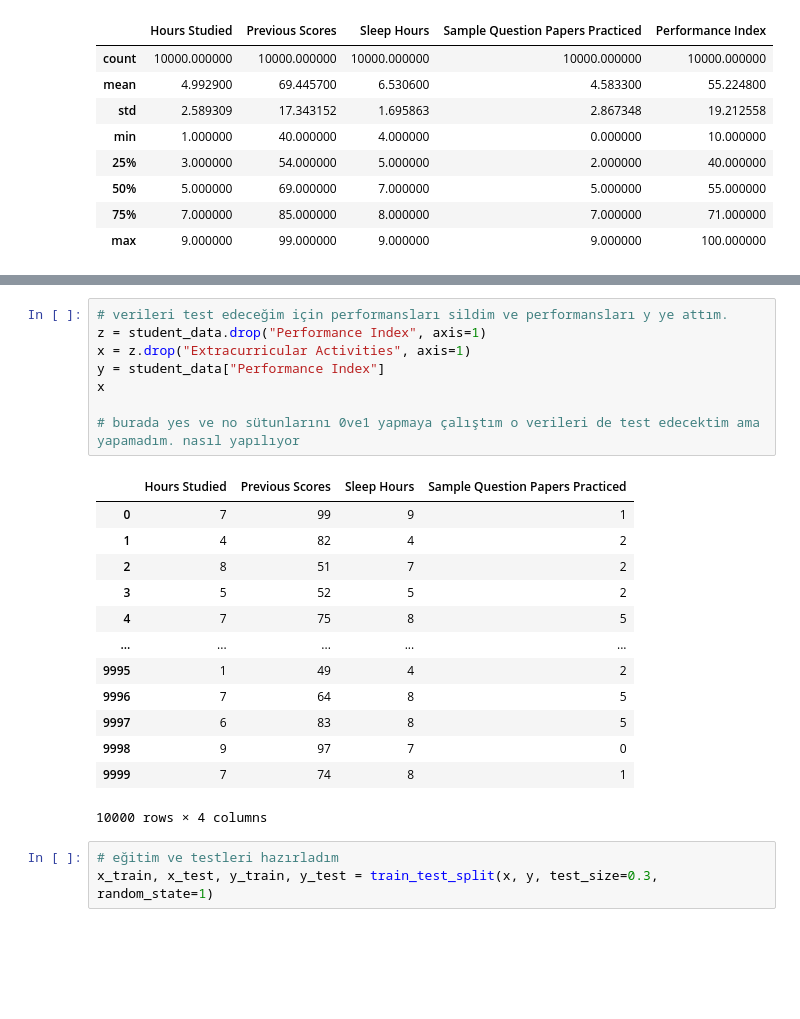
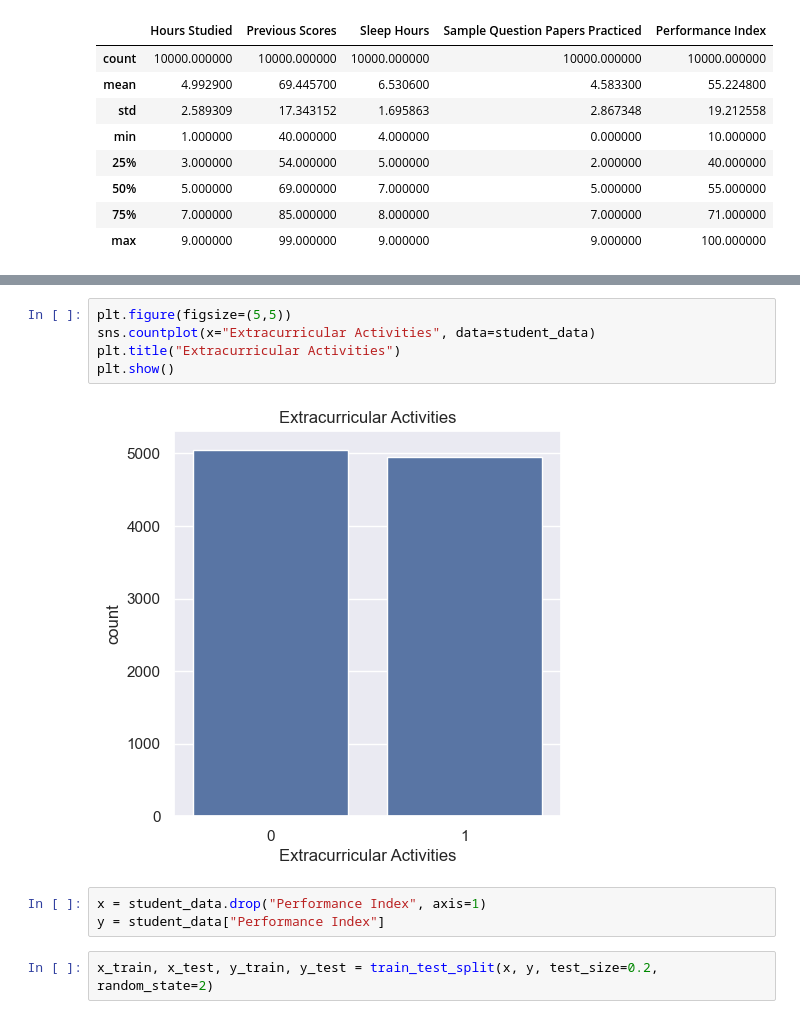
Before and after one commit to onraknn/Machine-Learning, a Jupyter notebook: students_performance.ipynb, the cells around one changed output, grey strips where cells are left out. Drawn from its saved outputs; the diff is of its cells as text; blank space fills up the shorter version.

```diff
--- a/students_performance.ipynb
+++ b/students_performance.ipynb
@@ -99,28 +143,15 @@ sns.barplot(x = "Performance Index", data = student_data, y ="Sample Question Pa
-# %%
-# verileri test edeceğim için performansları sildim ve performansları y ye attım.
-z = student_data.drop("Performance Index", axis=1)
-x = z.drop("Extracurricular Activities", axis=1)
-y = student_data["Performance Index"]
-x
-
-# burada yes ve no sütunlarını 0ve1 yapmaya çalıştım o verileri de test edecektim ama yapamadım. nasıl yapılıyor
-# %% [output]
-|  | Hours Studied | Previous Scores | Sleep Hours | Sample Question Papers Practiced |
-| 0 | 7 | 99 | 9 | 1 |
-| 1 | 4 | 82 | 4 | 2 |
-| 2 | 8 | 51 | 7 | 2 |
-| 3 | 5 | 52 | 5 | 2 |
-| 4 | 7 | 75 | 8 | 5 |
-| ... | ... | ... | ... | ... |
-| 9995 | 1 | 49 | 4 | 2 |
-| 9996 | 7 | 64 | 8 | 5 |
-| 9997 | 6 | 83 | 8 | 5 |
-| 9998 | 9 | 97 | 7 | 0 |
-| 9999 | 7 | 74 | 8 | 1 |
-10000 rows × 4 columns
+# %%
+plt.figure(figsize=(5,5))
+sns.countplot(x="Extracurricular Activities", data=student_data)
+plt.title("Extracurricular Activities")
+plt.show()
+# %% [output]
+[figure, added]
+# %%
+x = student_data.drop("Performance Index", axis=1)
+y = student_data["Performance Index"]
 # %%
-# eğitim ve testleri hazırladım
-x_train, x_test, y_train, y_test = train_test_split(x, y, test_size=0.3, random_state=1)
+x_train, x_test, y_train, y_test = train_test_split(x, y, test_size=0.2, random_state=2)
 # %%
 y.shape, y_train.shape, y_test.shape
 # %% [output]
```
Also changed, not shown: parts of 25 cells of this notebook.
